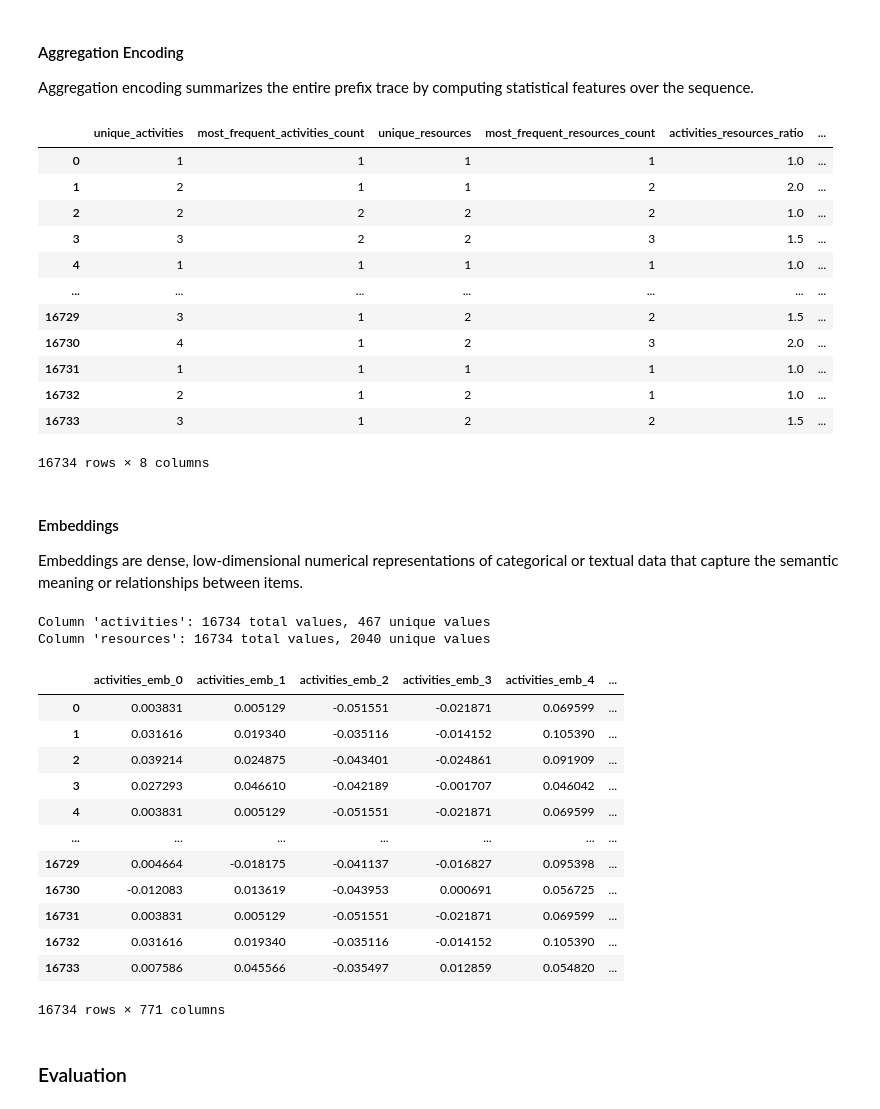
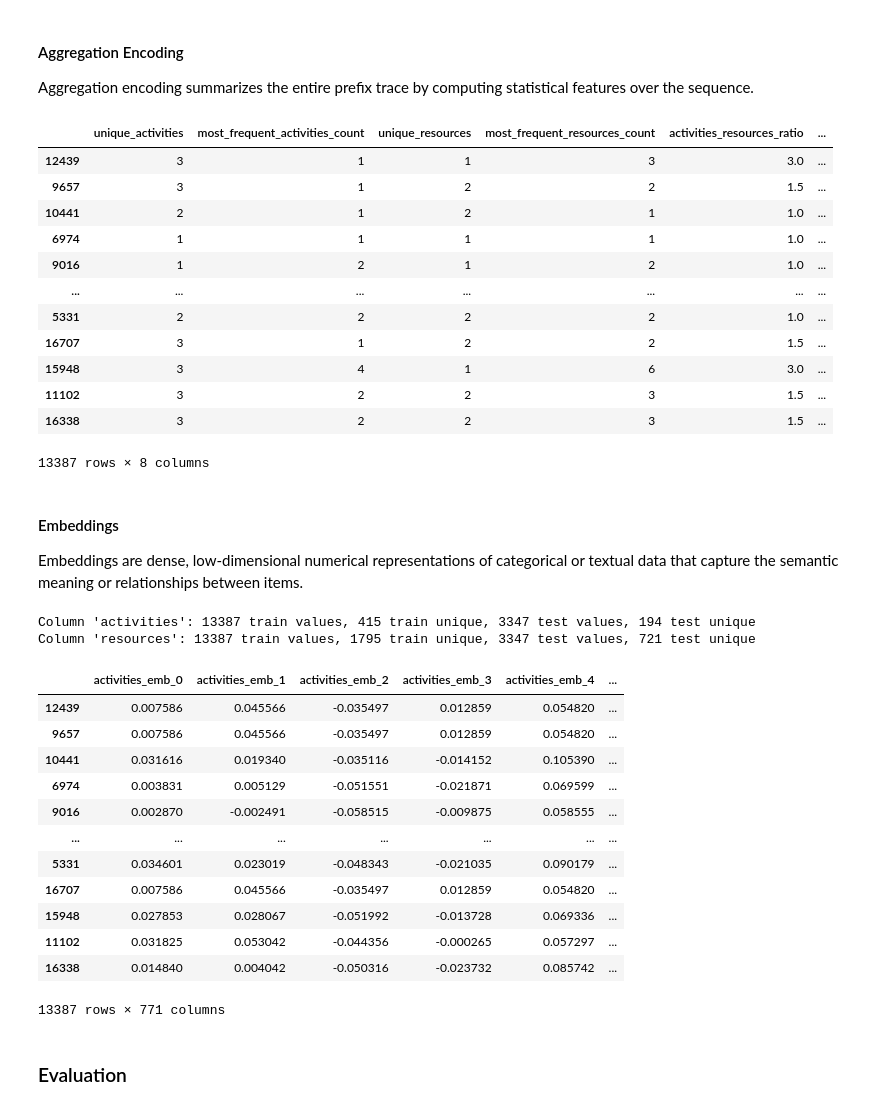
Before and after one commit to LorenzoCirac/Encodings-for-Next-Step-Activity-Prediction, a Jupyter notebook: Encodings for Next Step Activity Prediction.ipynb, the cells around one changed output. Drawn from its saved outputs; the diff is of its cells as text; code cells hidden in the pictures.

Commit message:
data leakage fix in inter case encoding + methodology fix

```diff
--- a/Encodings for Next Step Activity Prediction.ipynb
+++ b/Encodings for Next Step Activity Prediction.ipynb
@@ -256,12 +256,15 @@ df
 <h3>Feature Selection</h3>
 # %%
 from sklearn.preprocessing import LabelEncoder
+from sklearn.model_selection import train_test_split
 
 X = df.drop(columns = ["case_id", "next_activity"])
 y = df["next_activity"]
 
 le = LabelEncoder()
 y = le.fit_transform(df["next_activity"])
+
+X_train, X_test, y_train, y_test = train_test_split(X, y, test_size=0.2, random_state=RANDOM_STATE)
 # %%
 X
 # %% [output]
@@ -536,19 +575,19 @@ def aggregation_encoding(X):
 # %%
-aggregation_encoding(X)
+aggregation_encoding(X_train, X_test)[0]
 # %% [output]
 |  | unique_activities | most_frequent_activities_count | unique_resources | most_frequent_resources_count | activities_resources_ratio | ... |
-| 0 | 1 | 1 | 1 | 1 | 1.0 | ... |
-| 1 | 2 | 1 | 1 | 2 | 2.0 | ... |
-| 2 | 2 | 2 | 2 | 2 | 1.0 | ... |
-| 3 | 3 | 2 | 2 | 3 | 1.5 | ... |
-| 4 | 1 | 1 | 1 | 1 | 1.0 | ... |
+| 12439 | 3 | 1 | 1 | 3 | 3.0 | ... |
+| 9657 | 3 | 1 | 2 | 2 | 1.5 | ... |
+| 10441 | 2 | 1 | 2 | 1 | 1.0 | ... |
+| 6974 | 1 | 1 | 1 | 1 | 1.0 | ... |
+| 9016 | 1 | 2 | 1 | 2 | 1.0 | ... |
 | ... | ... | ... | ... | ... | ... | ... |
-| 16729 | 3 | 1 | 2 | 2 | 1.5 | ... |
-| 16730 | 4 | 1 | 2 | 3 | 2.0 | ... |
-| 16731 | 1 | 1 | 1 | 1 | 1.0 | ... |
-| 16732 | 2 | 1 | 2 | 1 | 1.0 | ... |
-| 16733 | 3 | 1 | 2 | 2 | 1.5 | ... |
+| 5331 | 2 | 2 | 2 | 2 | 1.0 | ... |
+| 16707 | 3 | 1 | 2 | 2 | 1.5 | ... |
+| 15948 | 3 | 4 | 1 | 6 | 3.0 | ... |
+| 11102 | 3 | 2 | 2 | 3 | 1.5 | ... |
+| 16338 | 3 | 2 | 2 | 3 | 1.5 | ... |
-16734 rows × 8 columns
+13387 rows × 8 columns
 # %% [markdown]
 <h4>Embeddings</h4>
 <p>Embeddings are dense, low-dimensional numerical representations of categorical or textual data that capture the semantic meaning or relationships between items.</p>
@@ -593,21 +644,21 @@ def embedding_encoding(X, model_name="all-MiniLM-L12-v1"):
 # %%
-embedding_encoding(X)
+embedding_encoding(X_train, X_test)[0]
 # %% [output]
-Column 'activities': 16734 total values, 467 unique values
-Column 'resources': 16734 total values, 2040 unique values
+Column 'activities': 13387 train values, 415 train unique, 3347 test values, 194 test unique
+Column 'resources': 13387 train values, 1795 train unique, 3347 test values, 721 test unique
 |  | activities_emb_0 | activities_emb_1 | activities_emb_2 | activities_emb_3 | activities_emb_4 | ... |
-| 0 | 0.003831 | 0.005129 | -0.051551 | -0.021871 | 0.069599 | ... |
-| 1 | 0.031616 | 0.019340 | -0.035116 | -0.014152 | 0.105390 | ... |
-| 2 | 0.039214 | 0.024875 | -0.043401 | -0.024861 | 0.091909 | ... |
-| 3 | 0.027293 | 0.046610 | -0.042189 | -0.001707 | 0.046042 | ... |
-| 4 | 0.003831 | 0.005129 | -0.051551 | -0.021871 | 0.069599 | ... |
+| 12439 | 0.007586 | 0.045566 | -0.035497 | 0.012859 | 0.054820 | ... |
+| 9657 | 0.007586 | 0.045566 | -0.035497 | 0.012859 | 0.054820 | ... |
+| 10441 | 0.031616 | 0.019340 | -0.035116 | -0.014152 | 0.105390 | ... |
+| 6974 | 0.003831 | 0.005129 | -0.051551 | -0.021871 | 0.069599 | ... |
+| 9016 | 0.002870 | -0.002491 | -0.058515 | -0.009875 | 0.058555 | ... |
 | ... | ... | ... | ... | ... | ... | ... |
-| 16729 | 0.004664 | -0.018175 | -0.041137 | -0.016827 | 0.095398 | ... |
-| 16730 | -0.012083 | 0.013619 | -0.043953 | 0.000691 | 0.056725 | ... |
-| 16731 | 0.003831 | 0.005129 | -0.051551 | -0.021871 | 0.069599 | ... |
-| 16732 | 0.031616 | 0.019340 | -0.035116 | -0.014152 | 0.105390 | ... |
-| 16733 | 0.007586 | 0.045566 | -0.035497 | 0.012859 | 0.054820 | ... |
+| 5331 | 0.034601 | 0.023019 | -0.048343 | -0.021035 | 0.090179 | ... |
+| 16707 | 0.007586 | 0.045566 | -0.035497 | 0.012859 | 0.054820 | ... |
+| 15948 | 0.027853 | 0.028067 | -0.051992 | -0.013728 | 0.069336 | ... |
+| 11102 | 0.031825 | 0.053042 | -0.044356 | -0.000265 | 0.057297 | ... |
+| 16338 | 0.014840 | 0.004042 | -0.050316 | -0.023732 | 0.085742 | ... |
-16734 rows × 771 columns
+13387 rows × 771 columns
 # %% [markdown]
 <h3>Evaluation</h3>
 # %%
```
Also changed, not shown: parts of 14 cells of this notebook.
